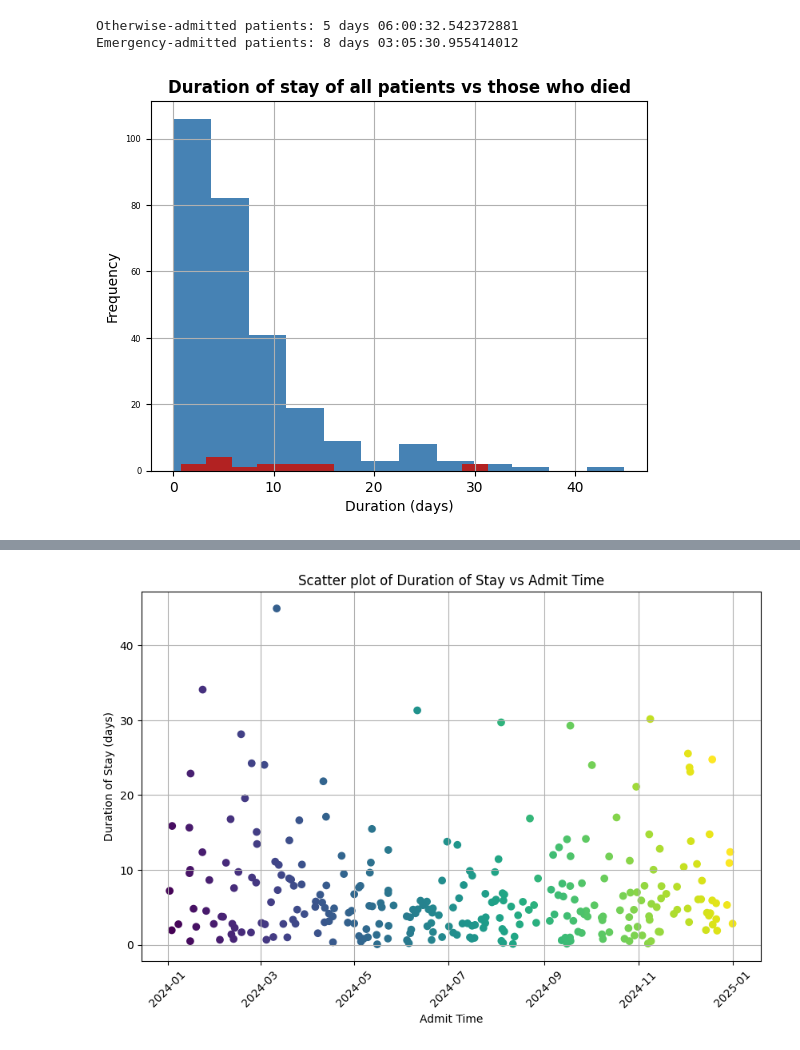
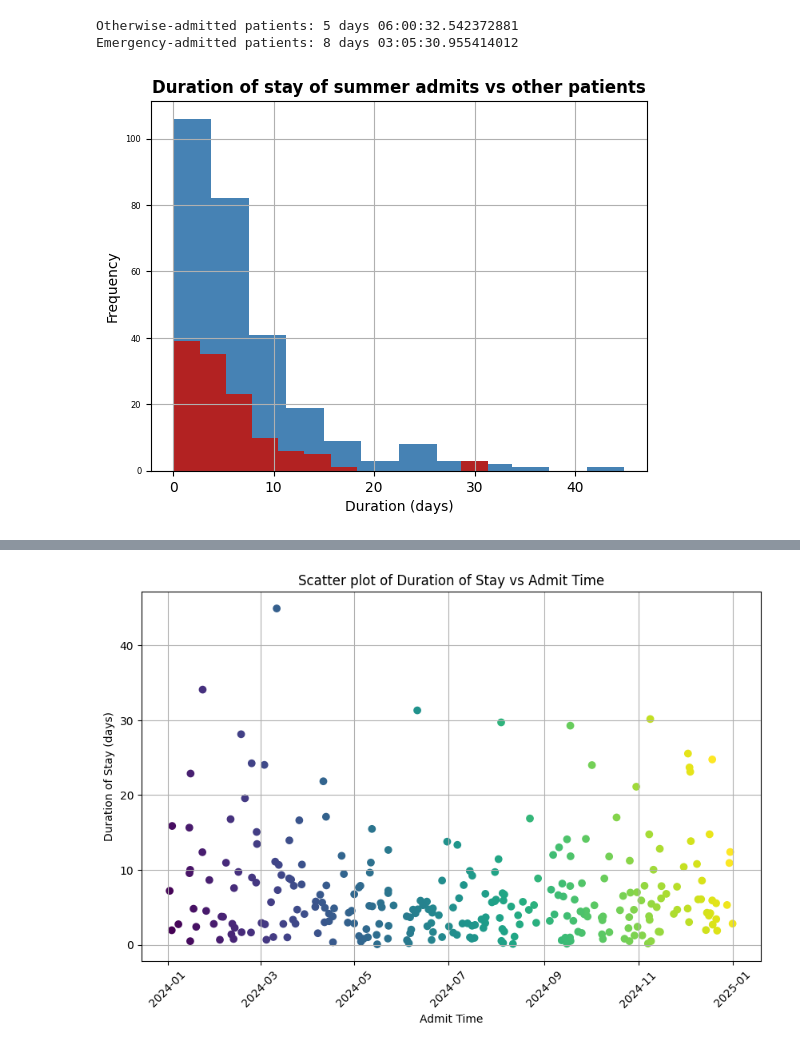
Before and after one commit to kkkarnav/MIMIC, a Jupyter notebook: 1_duration_of_stay.ipynb, the cells around one changed output, grey strips where cells are left out. Cells and saved outputs as stored; diff of their text form; code cells hidden in the pictures.

```diff
--- a/1_duration_of_stay.ipynb
+++ b/1_duration_of_stay.ipynb
@@ -57,0 +44,12 @@ Name: patients, Length: 275, dtype: object
+# %%
+# Take the sub-datasets (patients, hosp, poe, etc.), flatten them and append them to the main dataframe
+def normalize_jsons(column, dropper, sorter):
+    data = []
+    for datum in column:
+        json_df = pd.json_normalize(ast.literal_eval(datum)[0])
+        data.append(json_df)
+    column_df = pd.concat(data, ignore_index=True).drop_duplicates(subset=dropper).sort_values(by=sorter).reset_index(drop=True)
+    return column_df
+# %%
+df = pd.merge(df, normalize_jsons(df["patients"], ["subject_id"], ["anchor_year", "subject_id"]), how='left', on="subject_id", suffixes=("", ""))
+df
@@ -124,18 +192,18 @@ print(f"Emergency-admitted patients: {emergency_df['duration_of_stay'].mean()}")
 Otherwise-admitted patients: 5 days 06:00:32.542372881
 Emergency-admitted patients: 8 days 03:05:30.955414012
 # %%
-# Patients who die in hospital do so after much-longer-than-average stays
-dead_df = df[~df["deathtime"].isna()]
-main_df = df[~df.index.isin(dead_df.index)]
+# There is seasonality to stay duration: patients admitted in the summer months are discharged much quicker
+summer_df = df[(df["admittime_wy"].dt.month >= 5) & (df['admittime_wy'].dt.month <= 9)]
+main_df = df[~df.index.isin(summer_df.index)]
 
 ax = (df["duration_of_stay"].dt.total_seconds() / 86400).hist(bins=12, xlabelsize=10, ylabelsize=6, color="steelblue")
-ax2 = (dead_df["duration_of_stay"].dt.total_seconds() / 86400).hist(bins=12, xlabelsize=10, ylabelsize=6, color="firebrick")
-ax.set_title('Duration of stay of all patients vs those who died', weight='bold')
+ax2 = (summer_df["duration_of_stay"].dt.total_seconds() / 86400).hist(bins=12, xlabelsize=10, ylabelsize=6, color="firebrick")
+ax.set_title('Duration of stay of summer admits vs other patients', weight='bold')
 ax.set_xlabel('Duration (days)')
 ax.set_ylabel('Frequency')
 plt.show()
 
-print(f"Patients who survived: {main_df['duration_of_stay'].mean()}")
-print(f"Patients who didn't: {dead_df['duration_of_stay'].mean()}")
+print(f"Patients admitted outside summer: {main_df['duration_of_stay'].mean()}")
+print(f"Patients admitted during summer: {summer_df['duration_of_stay'].mean()}")
 # %% [output]
-[figure, old version]
+[figure, new version]
```
Also changed, not shown: parts of 14 cells of this notebook, 1 other file.
